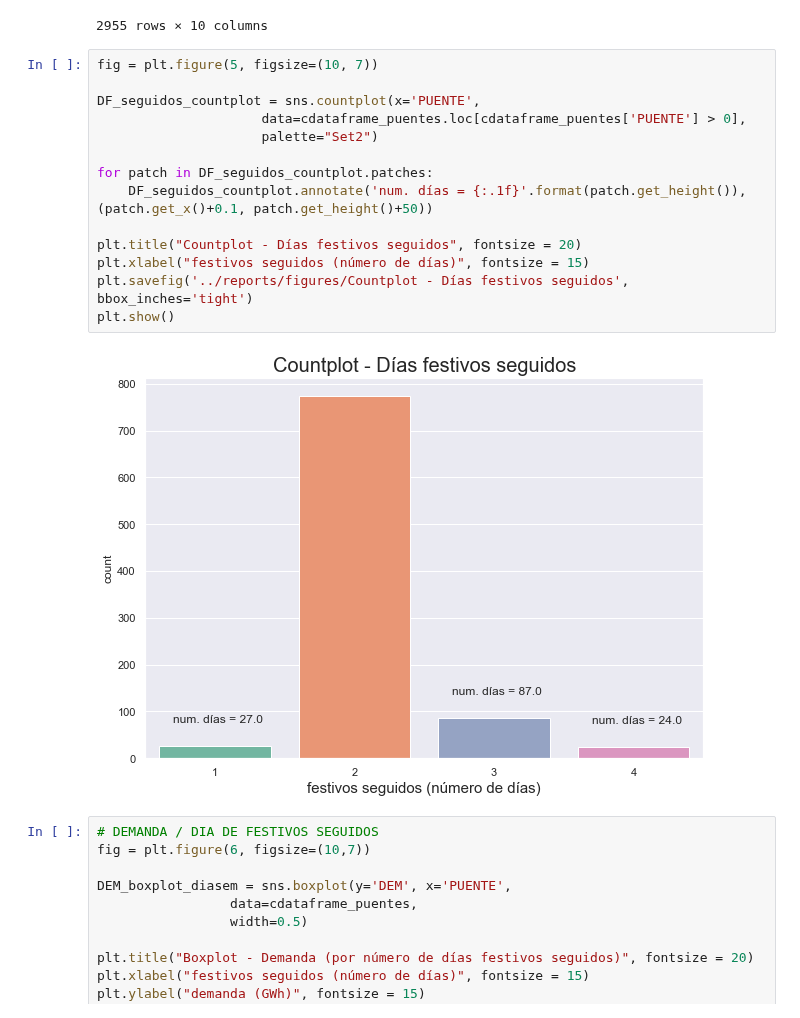
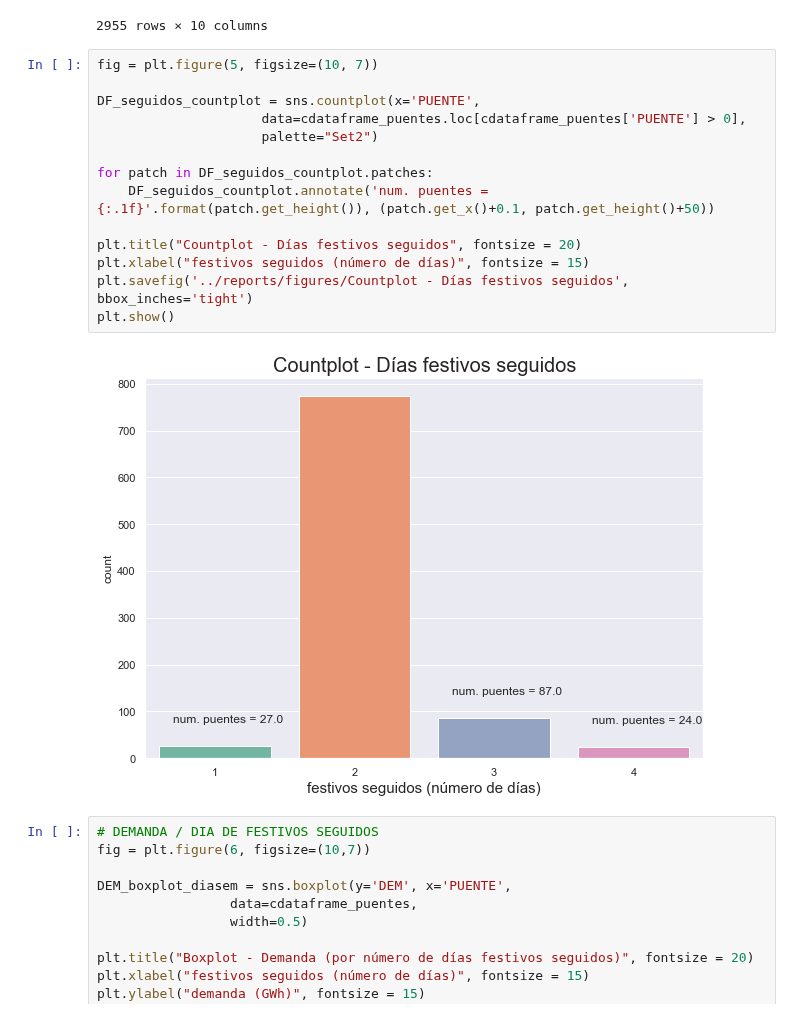
Before and after one commit to SeroviICAI/TRABAJO-1-ESTADISTICA-DESCRIPTIVA, a Jupyter notebook: notebooks/dias_festivos.ipynb, the cells around one changed output. Saved outputs shown, nothing was run; the diff lists cells and outputs as text.

Commit message:
Corregido countplot días festivos seguidos

```diff
--- a/notebooks/dias_festivos.ipynb
+++ b/notebooks/dias_festivos.ipynb
@@ -409,19 +409,19 @@ cdataframe_puentes
 # %%
 fig = plt.figure(5, figsize=(10, 7))
 
 DF_seguidos_countplot = sns.countplot(x='PUENTE',
                      data=cdataframe_puentes.loc[cdataframe_puentes['PUENTE'] > 0],
                      palette="Set2")
 
 for patch in DF_seguidos_countplot.patches:
-    DF_seguidos_countplot.annotate('num. días = {:.1f}'.format(patch.get_height()), (patch.get_x()+0.1, patch.get_height()+50))
+    DF_seguidos_countplot.annotate('num. puentes = {:.1f}'.format(patch.get_height()), (patch.get_x()+0.1, patch.get_height()+50))
 
 plt.title("Countplot - Días festivos seguidos", fontsize = 20)
 plt.xlabel("festivos seguidos (número de días)", fontsize = 15)
 plt.savefig('../reports/figures/Countplot - Días festivos seguidos', bbox_inches='tight')
 plt.show()
 # %% [output]
-[figure, old version]
+[figure, new version]
 # %%
 # DEMANDA / DIA DE FESTIVOS SEGUIDOS
 fig = plt.figure(6, figsize=(10,7))
```
Also changed, not shown: 1 other file.
